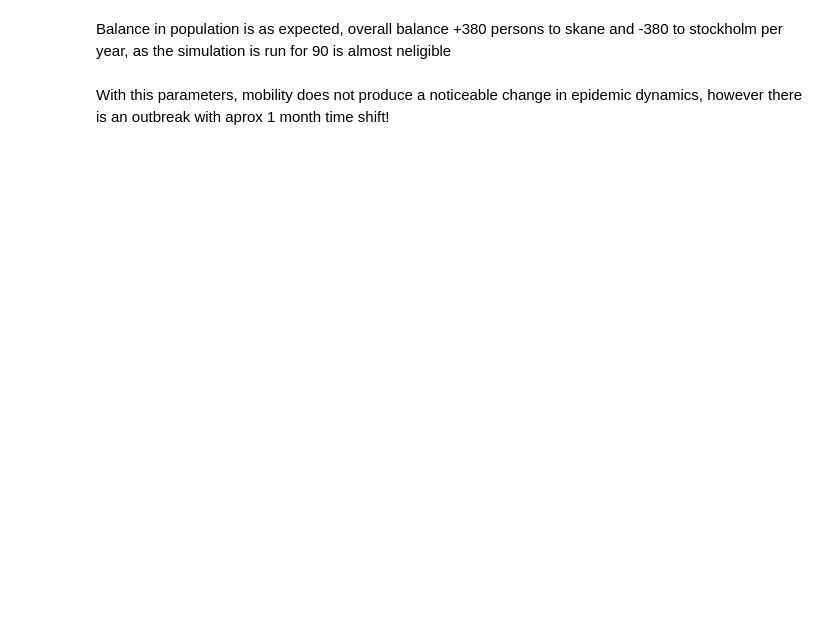
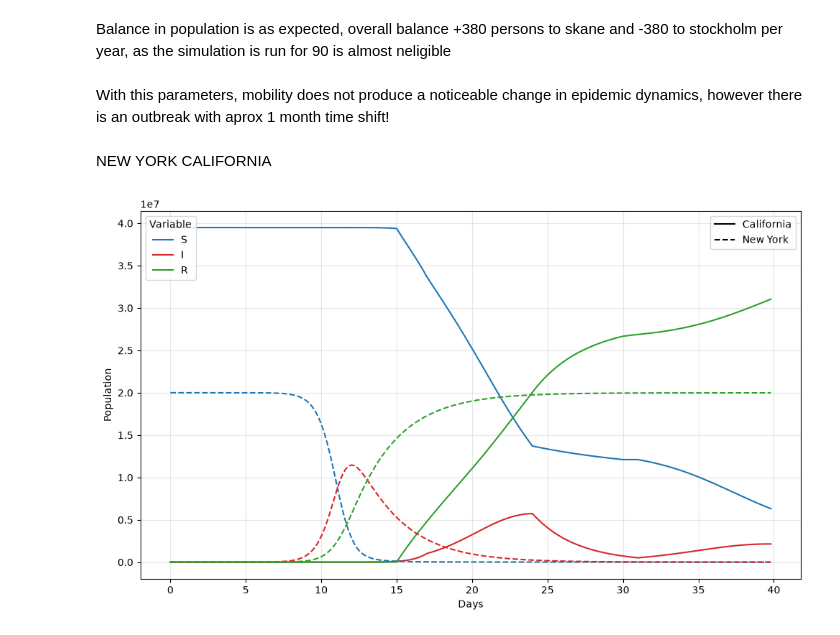
Before and after one commit to Milou-v/BERN01-Groupwork, a Jupyter notebook: project3_disease_spreading/test_mobility_model.ipynb, the cells around one changed output. Saved outputs shown, nothing was run; the diff lists cells and outputs as text; code cells hidden in the pictures; blank space fills up the shorter version.

```diff
--- a/project3_disease_spreading/test_mobility_model.ipynb
+++ b/project3_disease_spreading/test_mobility_model.ipynb
@@ -81,3 +154,52 @@ Balance in population is as expected, overall balance +380 persons to skane and
 # %% [markdown]
 
 With this parameters, mobility does not produce a noticeable change in epidemic dynamics, however there is an outbreak with aprox 1 month time shift!
+# %% [markdown]
+NEW YORK CALIFORNIA
+# %%
+S = status[:,0, 0]
+I = status[:,0, 1]
+R = status[:,0, 2]
+
+fig, ax = plt.subplots(figsize=(10, 6))
+
+ax.plot(t, S, label="S", color="tab:blue")
+ax.plot(t, I, label="I", color="tab:red")
+ax.plot(t, R, label="R", color="tab:green")
+
+S = status[:,1, 0]
+I = status[:,1, 1]
+R = status[:,1, 2]
+
+ax.plot(t, S, label="S", color="tab:blue",linestyle="dashed")
+ax.plot(t, I, label="I", color="tab:red",linestyle="dashed")
+ax.plot(t, R, label="R", color="tab:green",linestyle="dashed")
+
+ax.set_xlabel("Days")
+ax.set_ylabel("Population")
+# Legend for the colored variables
+variable_legend = ax.legend(
+    handles=[
+        Line2D([], [], color="tab:blue", label="S"),
+        Line2D([], [], color="tab:red", label="I"),
+        Line2D([], [], color="tab:green", label="R"),
+    ],
+    title="Variable",
+    loc="upper left",
+)
+ax.add_artist(variable_legend)  # Keep this legend when adding the second
+
+# Legend for the scenarios
+ax.legend(
+    handles=[
+        Line2D([], [], color="black", linestyle="-", label=r"California"),
+        Line2D([], [], color="black", linestyle="--", label=r"New York"),
+    ],
+#    title="Different estimations",
+    loc="upper right",
+)
+ax.grid(True, alpha=0.3)
+plt.tight_layout()
+plt.show()
+# %% [output]
+[figure, added]
```
Also changed, not shown: parts of 12 cells of this notebook, 3 other files.
